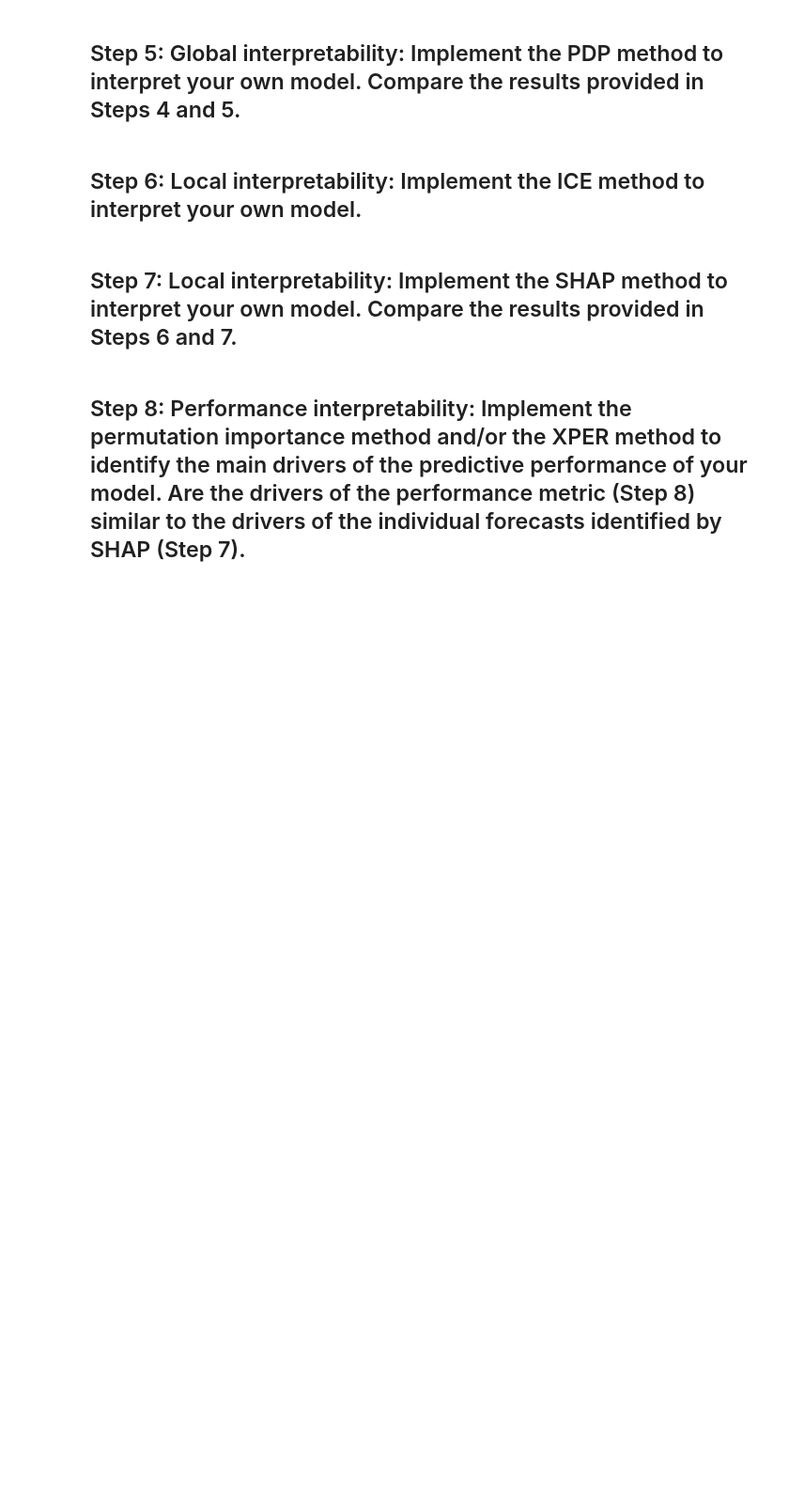
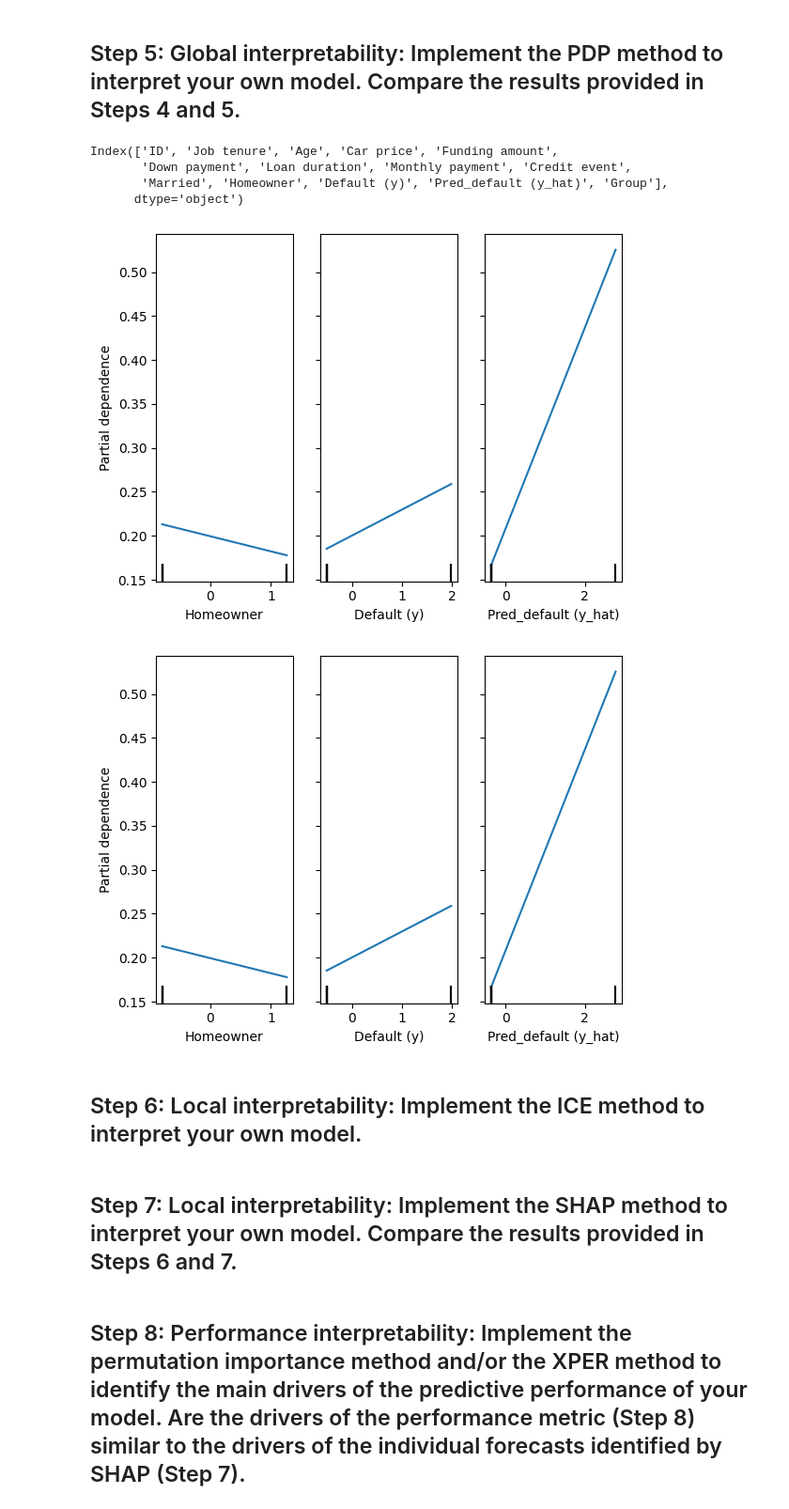
Before and after one commit to agossetX/interpretability_algorithmic_fairness_group_2, a Jupyter notebook: main.ipynb, the cells around one changed output. Shown at 94% size. Saved outputs shown, nothing was run; the diff lists cells and outputs as text; code cells hidden in the pictures; blank space fills up the shorter version.

```diff
--- a/main.ipynb
+++ b/main.ipynb
@@ -160,6 +161,25 @@ Reliability of decision tree as a surrogate model (R2): 0.8934412154387843
 13                 Group    0.003436
 # %% [markdown]
 ## Step 5: Global interpretability: Implement the PDP method to interpret your own model. Compare the results provided in Steps 4 and 5.
+# %%
+X.columns
+# %% [output]
+Index(['ID', 'Job tenure', 'Age', 'Car price', 'Funding amount',
+       'Down payment', 'Loan duration', 'Monthly payment', 'Credit event',
+       'Married', 'Homeowner', 'Default (y)', 'Pred_default (y_hat)', 'Group'],
+      dtype='object')
+# %%
+# PDP for XGBoost model
+features = [10, 11, 12]
+
+pd_results = PartialDependenceDisplay.from_estimator(best_model, X_train_scaled, features, feature_names=X.columns, grid_resolution=50)
+
+pd_results.plot()
+plt.subplots_adjust(hspace=0.3)
+plt.show()
+# %% [output]
+[figure, added]
+[figure, added]
 # %% [markdown]
 ## Step 6: Local interpretability: Implement the ICE method to interpret your own model.
 # %% [markdown]
```
Also changed, not shown: parts of 2 cells of this notebook.
